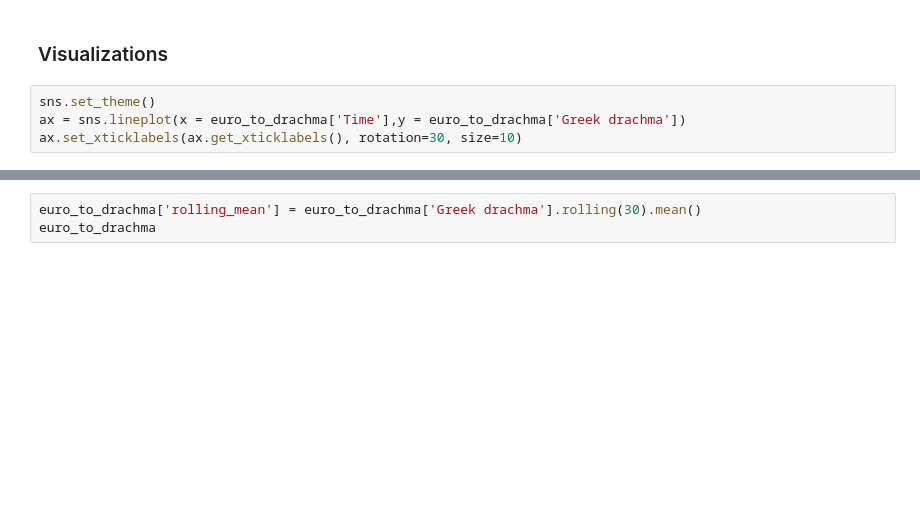
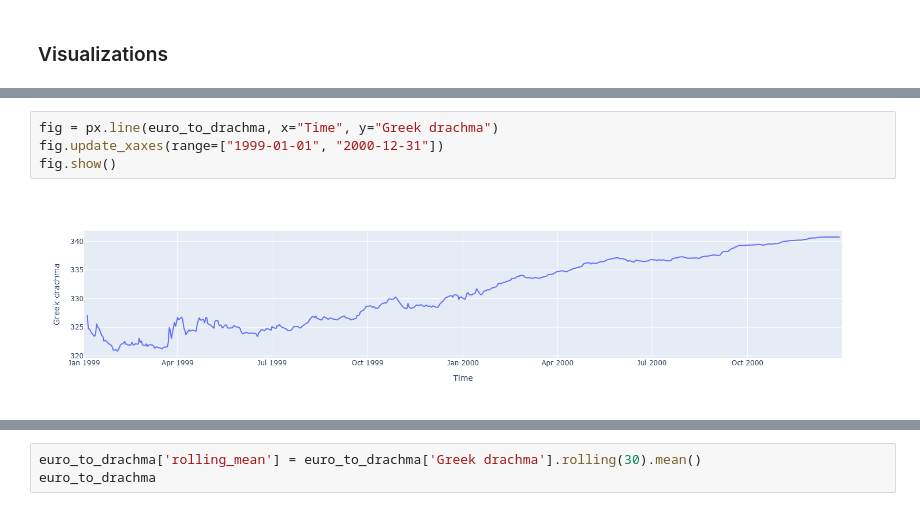
Before and after one commit to kmichailidou/basicProjects, a Jupyter notebook: ex_euro/euro_ex.ipynb, the cells around one changed output, grey strips where cells are left out. Cells and saved outputs as stored; diff of their text form; blank space fills up the shorter version.

Commit message:
visualization changed to plotly

```diff
--- a/ex_euro/euro_ex.ipynb
+++ b/ex_euro/euro_ex.ipynb
@@ -135,7 +145,3 @@ dtypes: datetime64[ns](1), float64(1)
 memory usage: 151.2 KB
 # %% [markdown]
 ### Visualizations
-# %%
-sns.set_theme()
-ax = sns.lineplot(x = euro_to_drachma['Time'],y = euro_to_drachma['Greek drachma'])
-ax.set_xticklabels(ax.get_xticklabels(), rotation=30, size=10)
@@ -171,0 +148,6 @@ sns.lineplot(x = euro_to_drachma['Time'],y = euro_to_drachma['Greek drachma'].ro
+# %%
+fig = px.line(euro_to_drachma, x="Time", y="Greek drachma")
+fig.update_xaxes(range=["1999-01-01", "2000-12-31"])
+fig.show()
+# %% [output]
+[figure, added]
```
Also changed, not shown: parts of 13 cells of this notebook.
